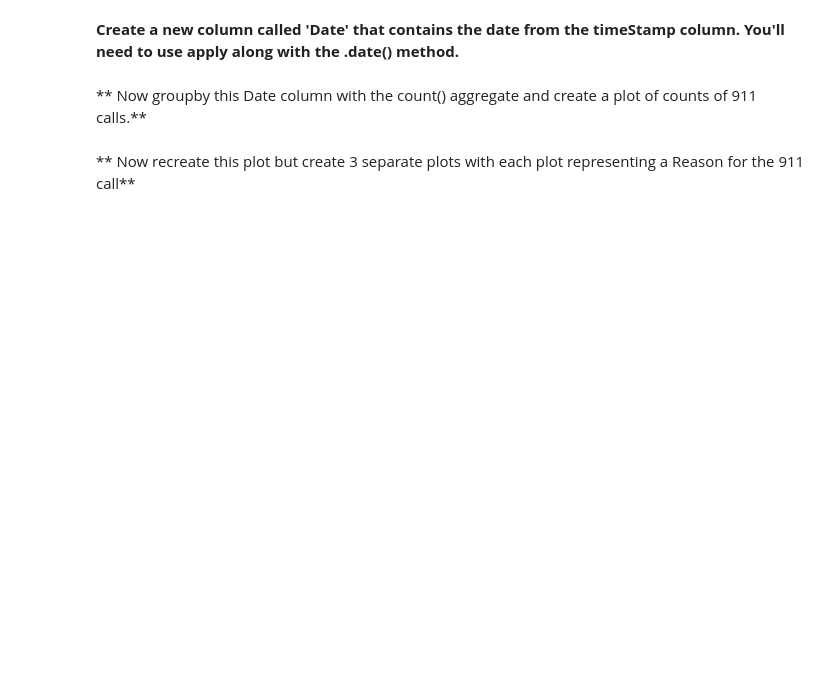
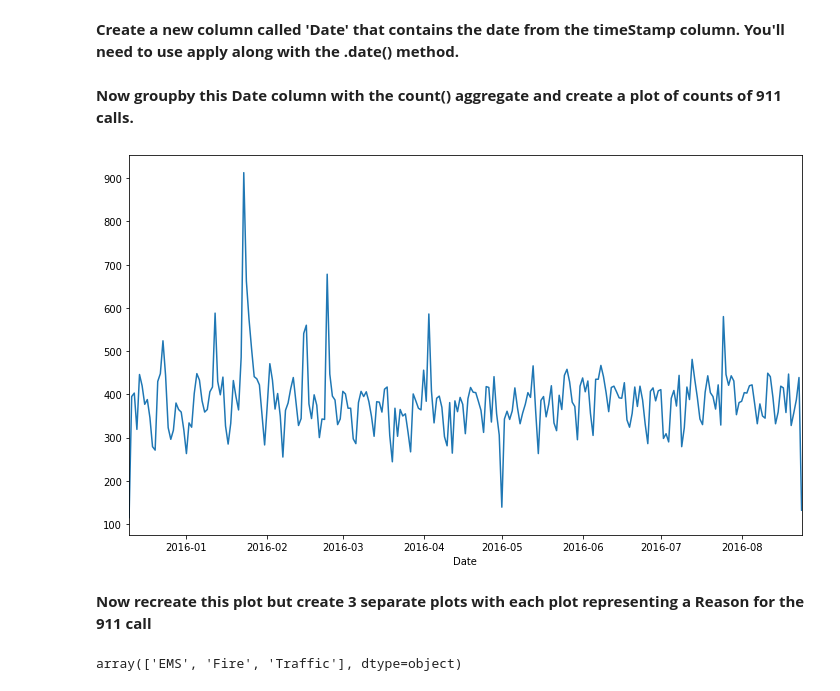
Before and after one commit to NMShihab/DScience-Projects, a Jupyter notebook: 911 Calls Data Capstone Project.ipynb, the cells around one changed output. Saved outputs shown, nothing was run; the diff lists cells and outputs as text; code cells hidden in the pictures; blank space fills up the shorter version.

Commit message:
911 call analysis and visualization updated

```diff
--- a/911 Calls Data Capstone Project.ipynb
+++ b/911 Calls Data Capstone Project.ipynb
@@ -247,6 +247,22 @@ sns.lmplot(x='Month',y='twp',data=byMonth.reset_index())
 # %% [markdown]
 **Create a new column called 'Date' that contains the date from the timeStamp column. You'll need to use apply along with the .date() method.**
+# %%
+date = call_data["timeStamp"].apply(lambda x:x.date())
+# %%
+call_data["Date"] = date
 # %% [markdown]
-** Now groupby this Date column with the count() aggregate and create a plot of counts of 911 calls.**
+**Now groupby this Date column with the count() aggregate and create a plot of counts of 911 calls.**
+# %%
+byDate = call_data.groupby("Date").count()
+# %%
+plt.figure(figsize=(10,6))
+byDate["twp"].plot()
+plt.tight_layout()
+# %% [output]
+[figure, added]
 # %% [markdown]
-** Now recreate this plot but create 3 separate plots with each plot representing a Reason for the 911 call**
+**Now recreate this plot but create 3 separate plots with each plot representing a Reason for the 911 call**
+# %%
+call_data["Reason"].unique()
+# %% [output]
+array(['EMS', 'Fire', 'Traffic'], dtype=object)
```
Also changed, not shown: parts of 16 cells of this notebook.
